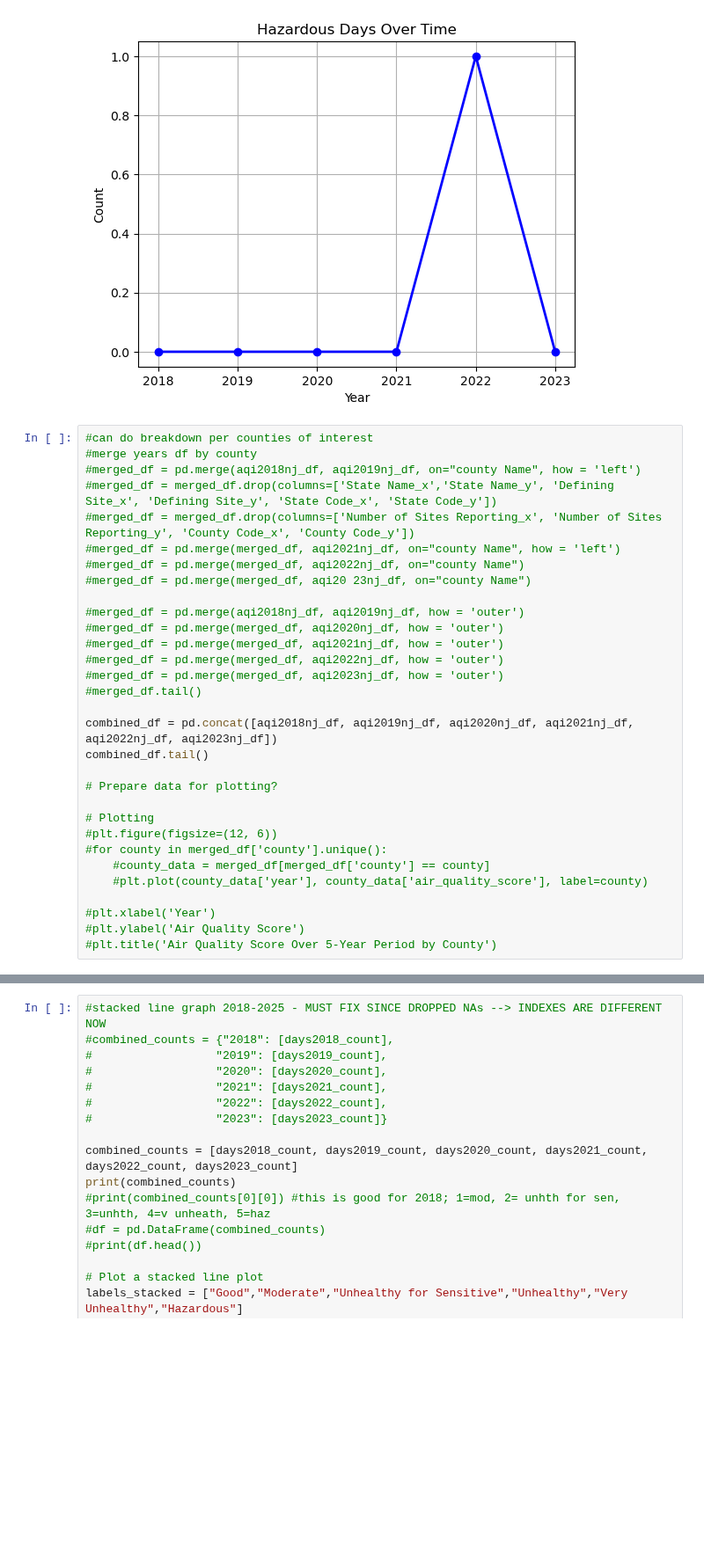
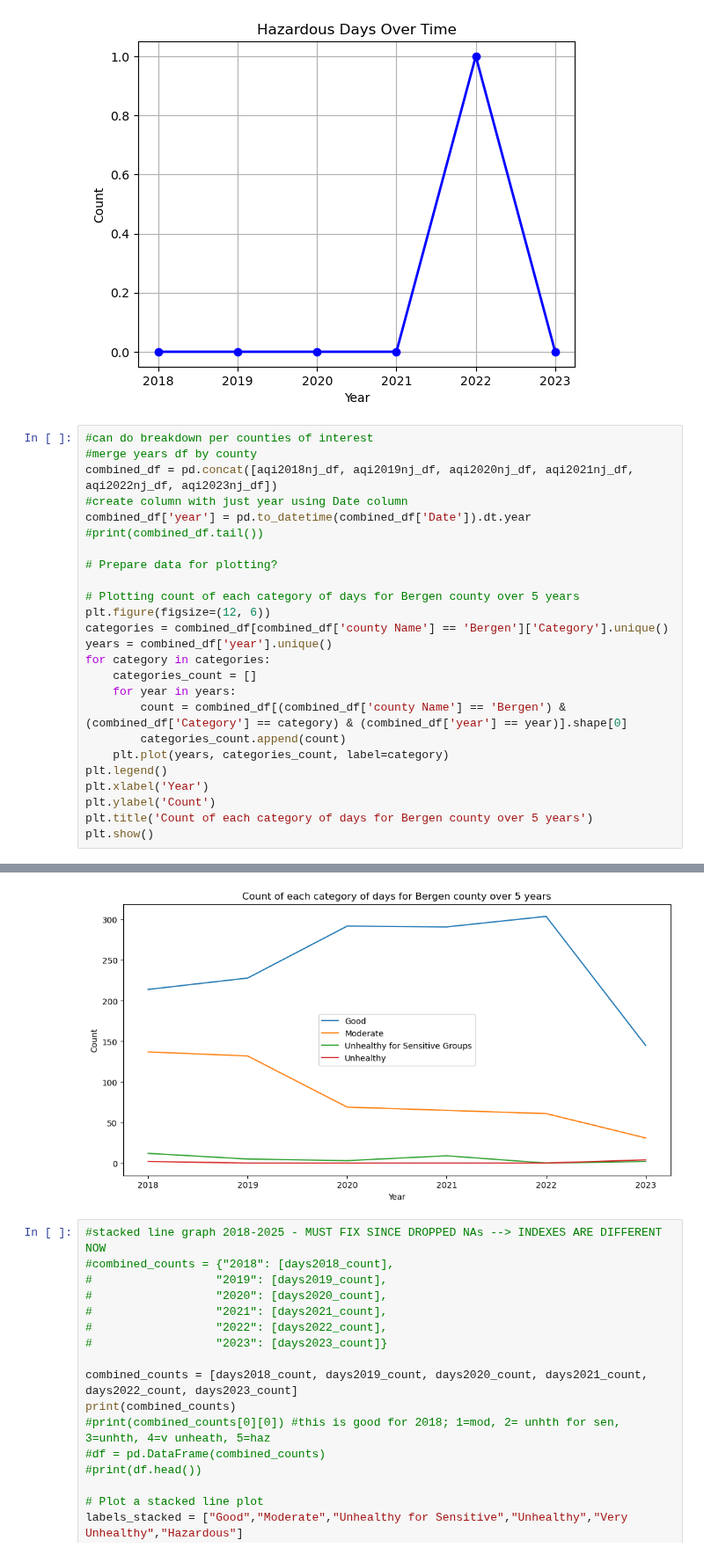
Before and after one commit to emilyclairevoyant/data-questers, a Jupyter notebook: Years2018-2023_piecharts.ipynb, the cells around one changed output, grey strips where cells are left out. Shown at 88% size. Drawn from its saved outputs; the diff is of its cells as text; blank space fills up the shorter version.

Commit message:
did graph for categ days Bergen

```diff
--- a/Years2018-2023_piecharts.ipynb
+++ b/Years2018-2023_piecharts.ipynb
@@ -290,32 +290,26 @@ plt.show()
 # %%
 #can do breakdown per counties of interest
 #merge years df by county
-#merged_df = pd.merge(aqi2018nj_df, aqi2019nj_df, on="county Name", how = 'left')
-#merged_df = merged_df.drop(columns=['State Name_x','State Name_y', 'Defining Site_x', 'Defining Site_y', 'State Code_x', 'State Code_y'])
-#merged_df = merged_df.drop(columns=['Number of Sites Reporting_x', 'Number of Sites Reporting_y', 'County Code_x', 'County Code_y'])
-#merged_df = pd.merge(merged_df, aqi2021nj_df, on="county Name", how = 'left')
-#merged_df = pd.merge(merged_df, aqi2022nj_df, on="county Name")
-#merged_df = pd.merge(merged_df, aqi20 23nj_df, on="county Name")
-
-#merged_df = pd.merge(aqi2018nj_df, aqi2019nj_df, how = 'outer')
-#merged_df = pd.merge(merged_df, aqi2020nj_df, how = 'outer')
-#merged_df = pd.merge(merged_df, aqi2021nj_df, how = 'outer')
-#merged_df = pd.merge(merged_df, aqi2022nj_df, how = 'outer')
-#merged_df = pd.merge(merged_df, aqi2023nj_df, how = 'outer')
-#merged_df.tail()
-
 combined_df = pd.concat([aqi2018nj_df, aqi2019nj_df, aqi2020nj_df, aqi2021nj_df, aqi2022nj_df, aqi2023nj_df])
-combined_df.tail()
+#create column with just year using Date column
+combined_df['year'] = pd.to_datetime(combined_df['Date']).dt.year
+#print(combined_df.tail())
 
 # Prepare data for plotting?
 
-# Plotting
-#plt.figure(figsize=(12, 6))
-#for county in merged_df['county'].unique():
-    #county_data = merged_df[merged_df['county'] == county]
-    #plt.plot(county_data['year'], county_data['air_quality_score'], label=county)
-
-#plt.xlabel('Year')
-#plt.ylabel('Air Quality Score')
-#plt.title('Air Quality Score Over 5-Year Period by County')
+# Plotting count of each category of days for Bergen county over 5 years
+plt.figure(figsize=(12, 6))
+categories = combined_df[combined_df['county Name'] == 'Bergen']['Category'].unique()
+years = combined_df['year'].unique()
+for category in categories:
+    categories_count = []
+    for year in years:
+        count = combined_df[(combined_df['county Name'] == 'Bergen') & (combined_df['Category'] == category) & (combined_df['year'] == year)].shape[0]
+        categories_count.append(count)
+    plt.plot(years, categories_count, label=category)
+plt.legend()
+plt.xlabel('Year')
+plt.ylabel('Count')
+plt.title('Count of each category of days for Bergen county over 5 years')
+plt.show()
 # %% [output]
@@ -328,3 +316,4 @@ combined_df.tail()
+[figure, added]
 # %%
 #stacked line graph 2018-2025 - MUST FIX SINCE DROPPED NAs --> INDEXES ARE DIFFERENT NOW
 #combined_counts = {"2018": [days2018_count],
```
Also changed, not shown: parts of 1 cell of this notebook.
